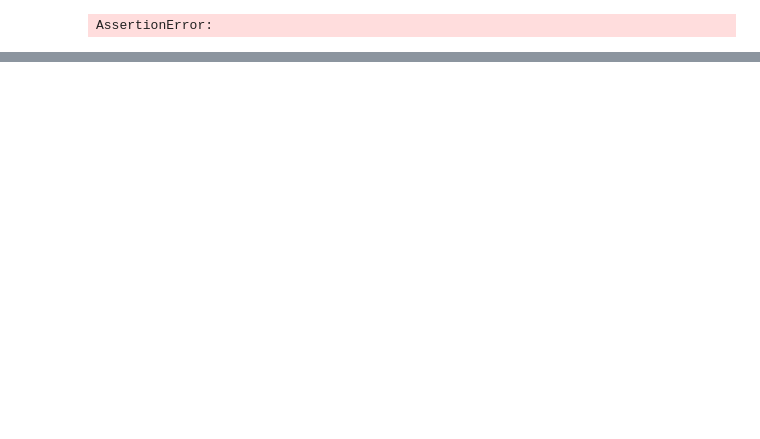
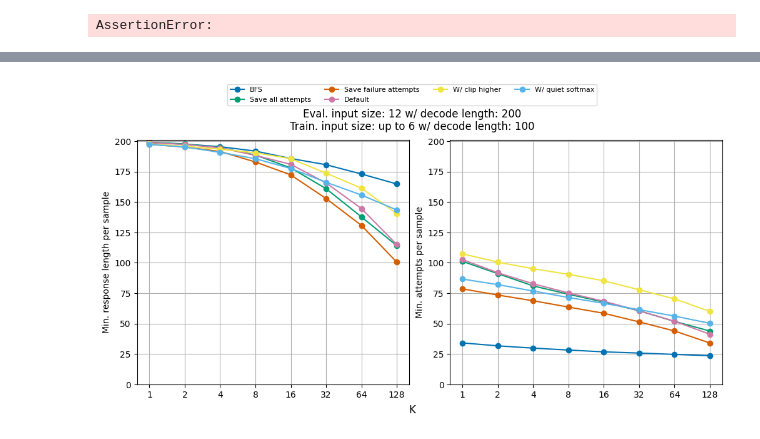
Before and after one commit to chanb/scaling_jax, a Jupyter notebook: src/evaluations/attempt_diversity.ipynb, the cells around one changed output, grey strips where cells are left out. Cells and saved outputs as stored; diff of their text form; code cells hidden in the pictures; blank space fills up the shorter version.

```diff
--- a/src/evaluations/attempt_diversity.ipynb
+++ b/src/evaluations/attempt_diversity.ipynb
@@ -406,7 +459,10 @@ if num_evals > 1:
         success_array = res_array[0].reshape((batch_size, num_evals))
         rlength_array = res_array[1].reshape((batch_size, num_evals))
         reset_array = res_array[2].reshape((batch_size, num_evals))
-        rlength_array = rlength_array.at[jnp.logical_not(success_array)].set(max_response_length)
+        try:
+            rlength_array = rlength_array.at[jnp.logical_not(success_array)].set(max_response_length)
+        except:
+            rlength_array[jnp.logical_not(success_array)] = max_response_length
         min_response_length_per_sample = np.minimum.accumulate(rlength_array, axis=-1)
         min_response_length = np.mean(min_response_length_per_sample, axis=0)
         min_attempt_per_sample = np.minimum.accumulate(reset_array, axis=-1)
@@ -474,33 +530,35 @@ else:
     )
     axes[0].set_xticks(x_range, exp_names, rotation=30, ha="right")
     axes[0].set_ylabel("Min. response length per sample")
     axes[0].set_ylim(0.0, max_response_length + 1)
     axes[0].grid(True)
 
     axes[1].bar(
         x_range,
         resets,
     )
     axes[1].set_xticks(x_range, exp_names, rotation=30, ha="right")
     axes[1].set_ylabel("Min. attempts per sample")
     axes[1].set_ylim(0.0, max_response_length + 1)
     axes[1].grid(True)
 
     fig.suptitle("Eval. input size: {} w/ decode length: {}\nTrain. input size: up to {} w/ decode length: {}".format(
         max_bits,
         max_response_length,
         train_num_bits,
         train_max_decode_len,
     ))
     fig.supxlabel("Model")
     fig.legend(
         bbox_to_anchor=(0.0, 1.0, 1.0, 0.0),
         loc="lower center",
         ncols=4,
         borderaxespad=0.0,
         frameon=True,
         fontsize="8",
     )
+# %% [output]
+[figure, added]
 # %%
 num_cols = 4
 num_rows = math.ceil(len(results) / num_cols)
```
Also changed, not shown: parts of 42 cells of this notebook, 1 other file.
